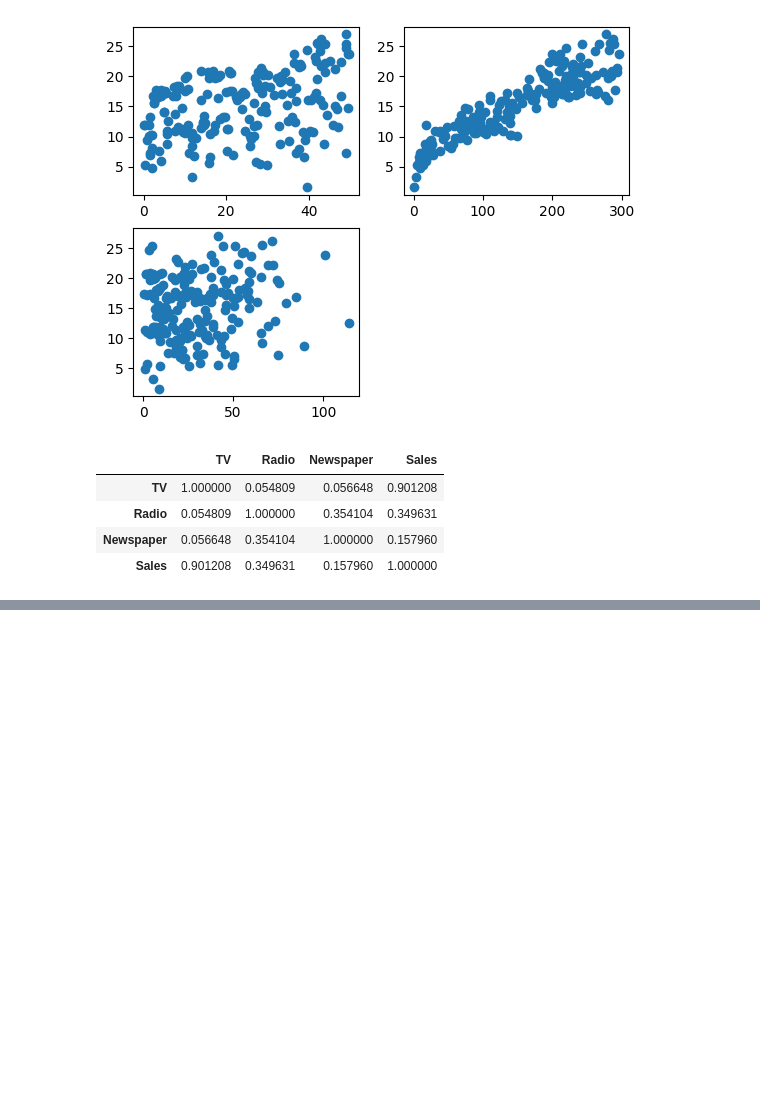
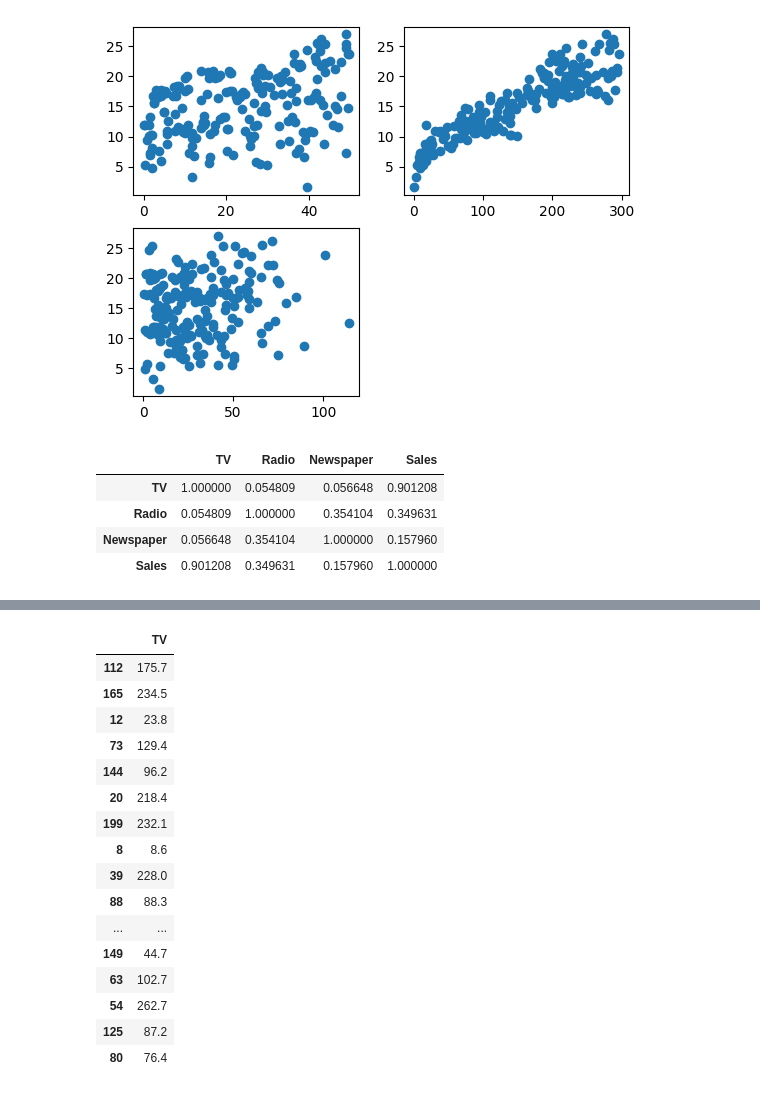
Before and after one commit to Naitikpareek123/Naitikpareek123, a Jupyter notebook: python/project3/advertising.ipynb, the cells around one changed output, grey strips where cells are left out. Cells and saved outputs as stored; diff of their text form; code cells hidden in the pictures; blank space fills up the shorter version.

```diff
--- a/python/project3/advertising.ipynb
+++ b/python/project3/advertising.ipynb
@@ -154,0 +201,20 @@ data.corr()
+# %%
+TV_test
+# %% [output]
+|  | TV |
+| 112 | 175.7 |
+| 165 | 234.5 |
+| 12 | 23.8 |
+| 73 | 129.4 |
+| 144 | 96.2 |
+| 20 | 218.4 |
+| 199 | 232.1 |
+| 8 | 8.6 |
+| 39 | 228.0 |
+| 88 | 88.3 |
+| ... | ... |
+| 149 | 44.7 |
+| 63 | 102.7 |
+| 54 | 262.7 |
+| 125 | 87.2 |
+| 80 | 76.4 |
```
Also changed, not shown: parts of 18 cells of this notebook.
